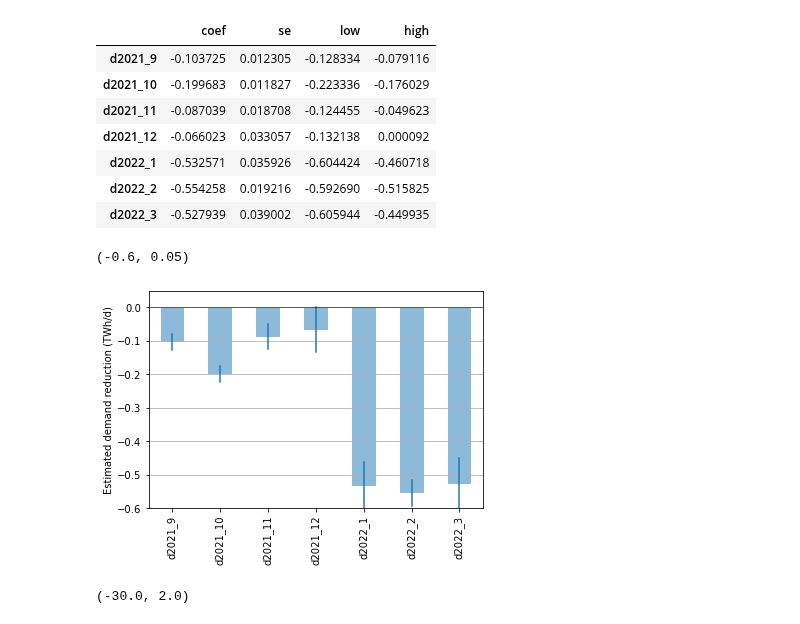
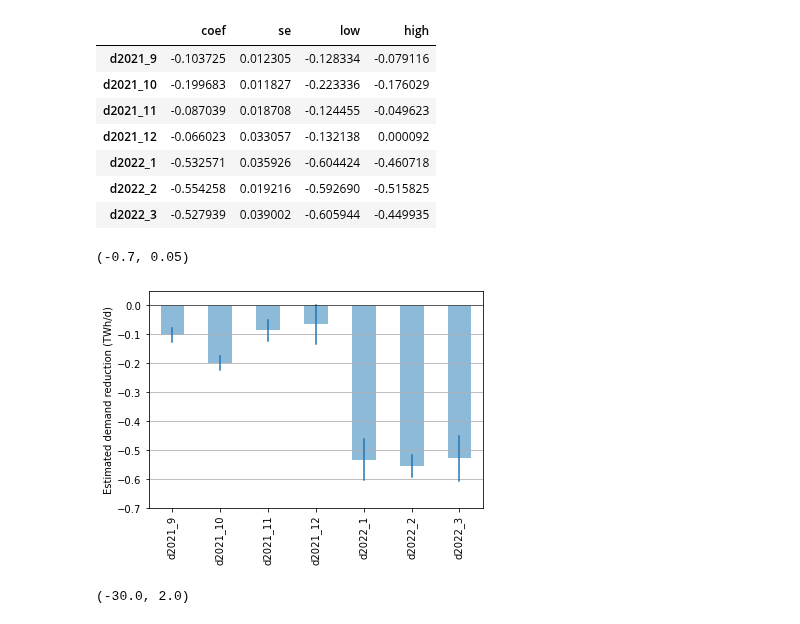
Before and after one commit to oruhnau/energy_demand, a Jupyter notebook: top_down/analysis.ipynb, the cells around one changed output. Saved outputs shown, nothing was run; the diff lists cells and outputs as text; code cells hidden in the pictures.

```diff
--- a/top_down/analysis.ipynb
+++ b/top_down/analysis.ipynb
@@ -845,15 +853,15 @@ extracted_results
 # %%
 ax = extracted_results['coef'].plot(kind='bar',alpha=0.5)
 for d in dummy_list:
     plt.plot([d,d], [extracted_results.loc[d, 'low'], extracted_results.loc[d, 'high']], color='tab:blue')
 
 plt.grid(axis='y')
 plt.axhline(0, color='black', linewidth=0.5)
 plt.ylabel('Estimated demand reduction (TWh/d)')
-plt.ylim(-0.6, 0.05)
+plt.ylim(-0.7, 0.05)
 # %% [output]
-(-0.6, 0.05)
+(-0.7, 0.05)
-[figure, old version]
+[figure, new version]
 # %%
 mean_list = df_x_no_holiday.loc[df_x_no_holiday.index > pd.Timestamp('2021-09-01'), 'rlm_the'].resample('1m').mean().values
 normalized_results = pd.concat([
```
Also changed, not shown: parts of 35 cells of this notebook.
